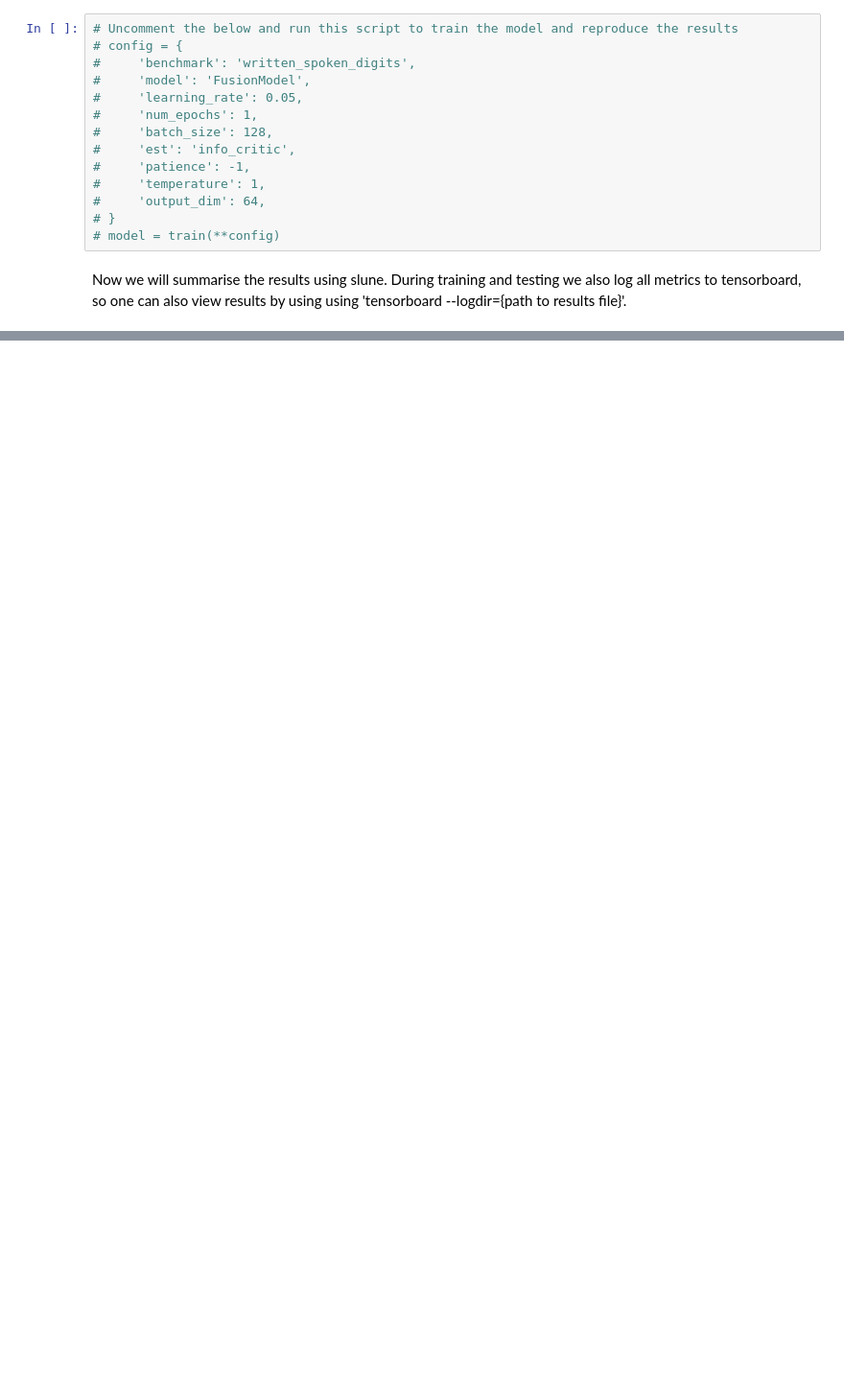
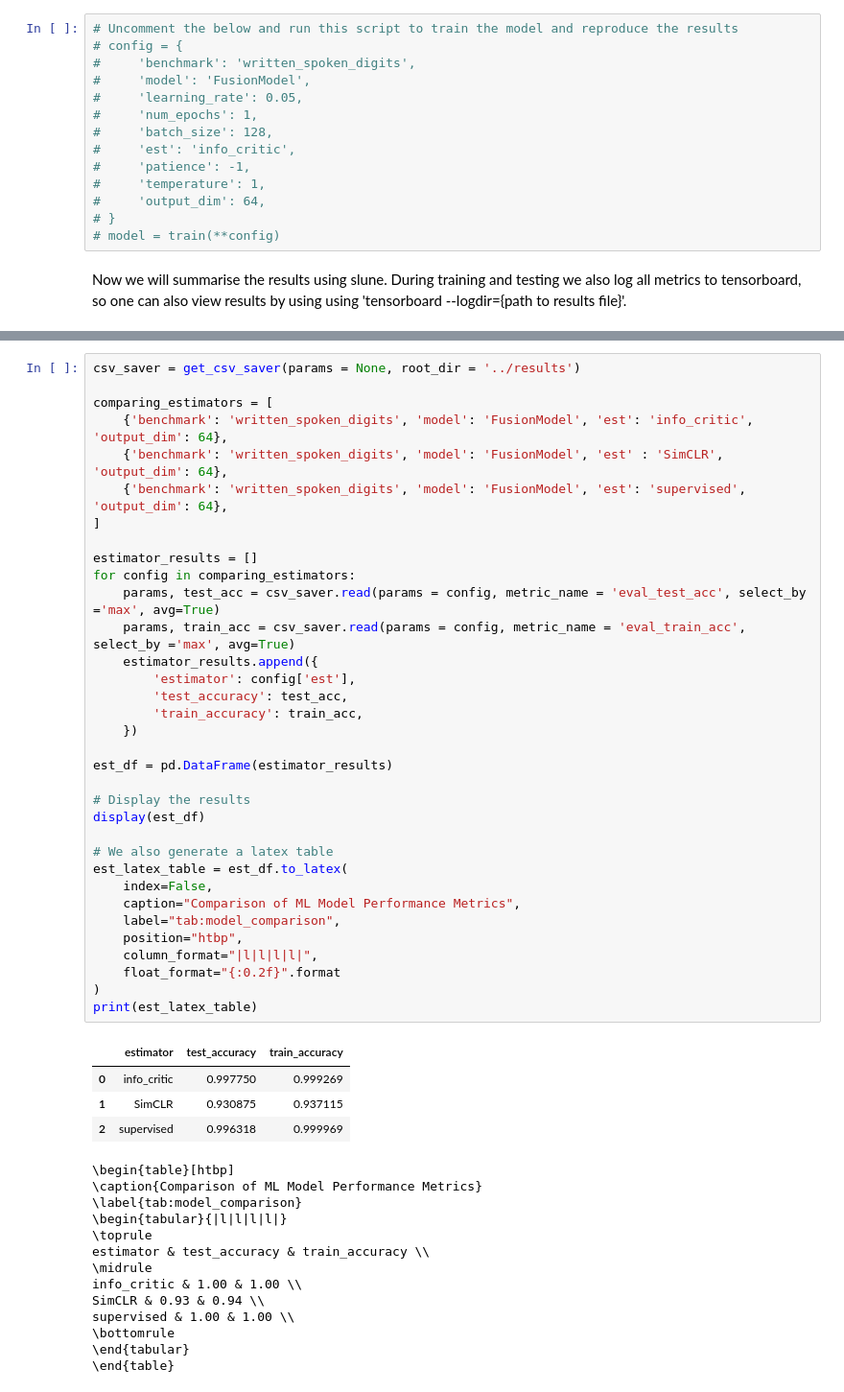
Before and after one commit to h-0-0/info_rank, a Jupyter notebook: notebooks/written_spoken.ipynb, the cells around one changed output, grey strips where cells are left out. Shown at 96% size. Drawn from its saved outputs; the diff is of its cells as text; blank space fills up the shorter version.

```diff
--- a/notebooks/written_spoken.ipynb
+++ b/notebooks/written_spoken.ipynb
@@ -84,3 +50,55 @@ est_latex_table = est_df.to_latex(
+# %%
+csv_saver = get_csv_saver(params = None, root_dir = '../results')
+
+comparing_estimators = [
+    {'benchmark': 'written_spoken_digits', 'model': 'FusionModel', 'est': 'info_critic', 'output_dim': 64},
+    {'benchmark': 'written_spoken_digits', 'model': 'FusionModel', 'est' : 'SimCLR', 'output_dim': 64},
+    {'benchmark': 'written_spoken_digits', 'model': 'FusionModel', 'est': 'supervised', 'output_dim': 64},
+]
+
+estimator_results = []
+for config in comparing_estimators:
+    params, test_acc = csv_saver.read(params = config, metric_name = 'eval_test_acc', select_by ='max', avg=True)
+    params, train_acc = csv_saver.read(params = config, metric_name = 'eval_train_acc', select_by ='max', avg=True)
+    estimator_results.append({
+        'estimator': config['est'],
+        'test_accuracy': test_acc,
+        'train_accuracy': train_acc,
+    })
+
+est_df = pd.DataFrame(estimator_results)
+
+# Display the results
+display(est_df)
+
+# We also generate a latex table
+est_latex_table = est_df.to_latex(
+    index=False,
+    caption="Comparison of ML Model Performance Metrics",
+    label="tab:model_comparison",
+    position="htbp",
+    column_format="|l|l|l|l|",
+    float_format="{:0.2f}".format
+)
+print(est_latex_table)
+# %% [output]
+|  | estimator | test_accuracy | train_accuracy |
+| 0 | info_critic | 0.997750 | 0.999269 |
+| 1 | SimCLR | 0.930875 | 0.937115 |
+| 2 | supervised | 0.996318 | 0.999969 |
+\begin{table}[htbp]
+\caption{Comparison of ML Model Performance Metrics}
+\label{tab:model_comparison}
+\begin{tabular}{|l|l|l|l|}
+\toprule
+estimator & test_accuracy & train_accuracy \\
+\midrule
+info_critic & 1.00 & 1.00 \\
+SimCLR & 0.93 & 0.94 \\
+supervised & 1.00 & 1.00 \\
+\bottomrule
+\end{tabular}
+\end{table}
 # %%
 csv_saver = get_csv_saver(params = None, root_dir = '../results')
 
```
Also changed, not shown: parts of 4 cells of this notebook, 16 other files.
